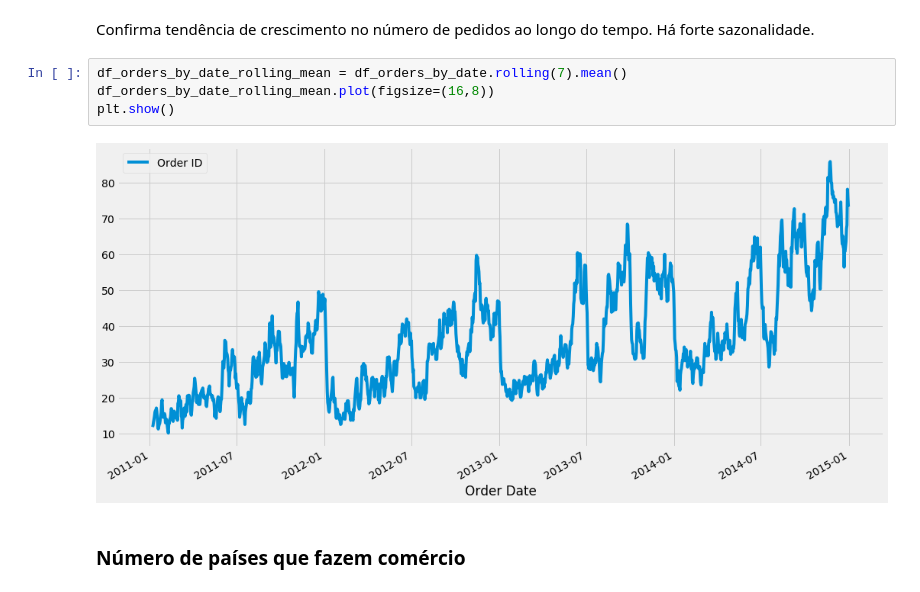
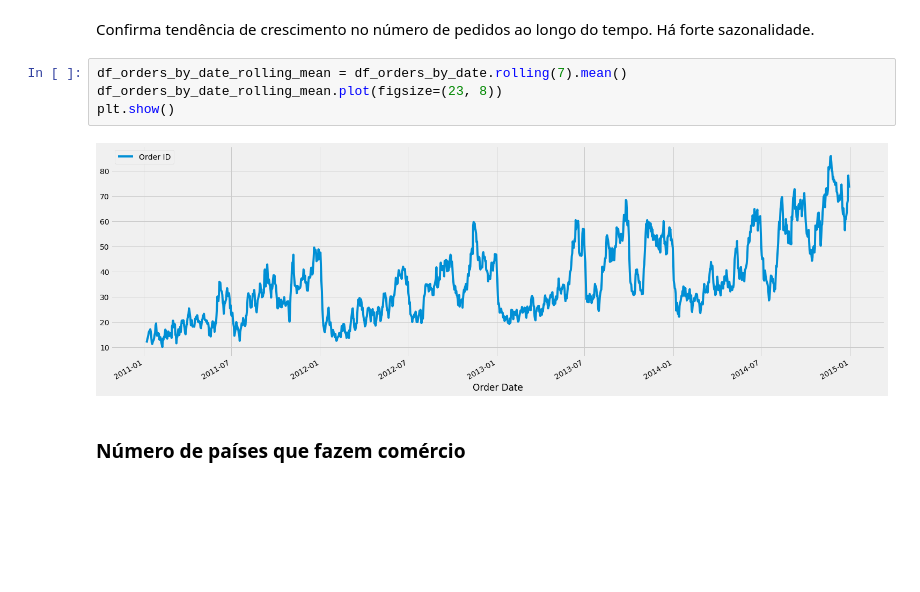
Before and after one commit to lc-rezende/global_superstore, a Jupyter notebook: Global Superstore - Estudo complementar.ipynb, the cells around one changed output. Cells and saved outputs as stored; diff of their text form; blank space fills up the shorter version.

```diff
--- a/Global Superstore - Estudo complementar.ipynb
+++ b/Global Superstore - Estudo complementar.ipynb
@@ -70,10 +73,10 @@ df_orders_by_date.plot(figsize=(16,10), lw=1)
 Confirma tendência de crescimento no número de pedidos ao longo do tempo. Há forte sazonalidade.
 # %%
 df_orders_by_date_rolling_mean = df_orders_by_date.rolling(7).mean()
-df_orders_by_date_rolling_mean.plot(figsize=(16,8))
+df_orders_by_date_rolling_mean.plot(figsize=(23, 8))
 plt.show()
 # %% [output]
-[figure, old version]
+[figure, new version]
 # %% [markdown]
 ### Número de países que fazem comércio
 # %%
```
Also changed, not shown: parts of 12 cells of this notebook.
